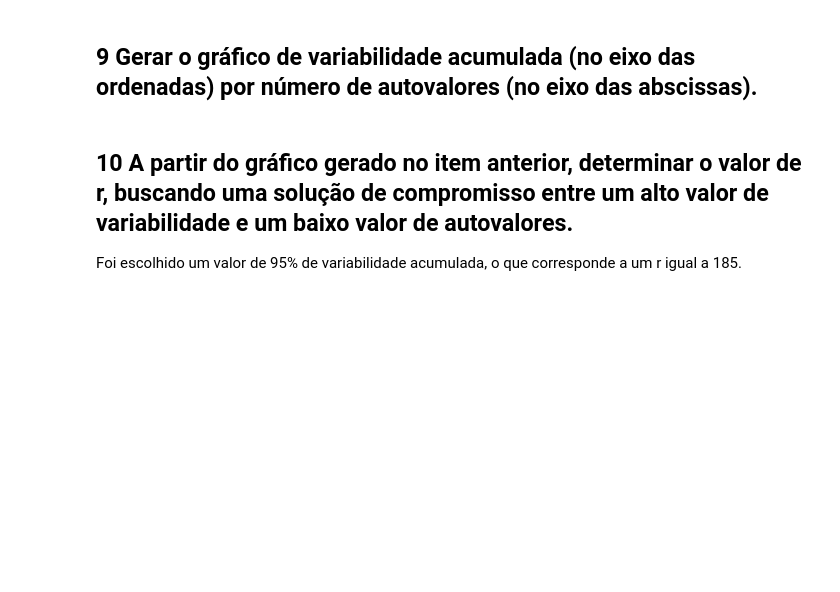
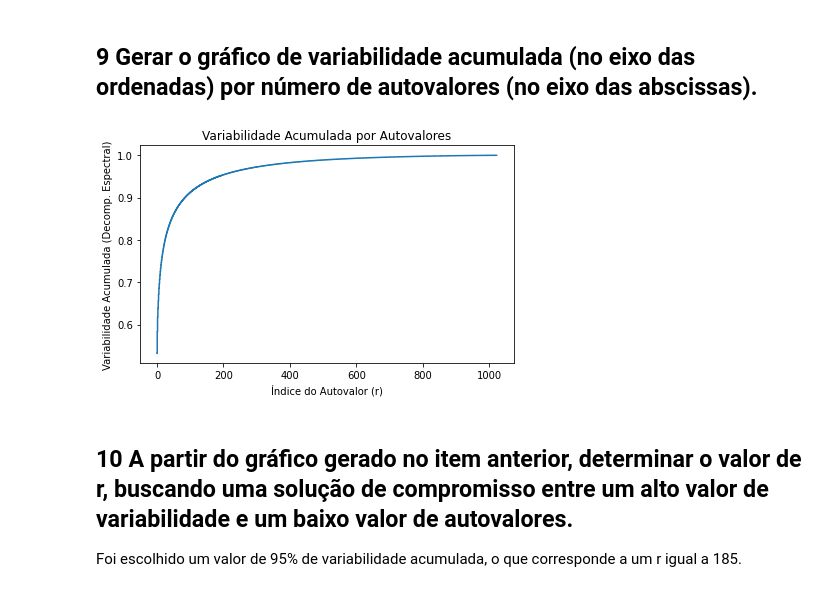
Before and after one commit to diascarolina/fundamentos-analise-dados, a Jupyter notebook: trabalho02_classificacao/t02_SVD_prediction.ipynb, the cells around one changed output. Drawn from its saved outputs; the diff is of its cells as text; code cells hidden in the pictures; blank space fills up the shorter version.

```diff
--- a/trabalho02_classificacao/t02_SVD_prediction.ipynb
+++ b/trabalho02_classificacao/t02_SVD_prediction.ipynb
@@ -18,7 +18,7 @@ from sklearn.model_selection import train_test_split
 
 Esse dados representam as 40 mil imagens, colocadas em um dataframe que foi criado no notebook `t02_data_manipulation.ipynb`.
 # %%
-dados = pd.read_parquet("df_total.parquet")
+dados = pd.read_parquet("https://github.com/diascarolina/fundamentos-analise-dados/blob/main/trabalho02_classificacao/df_total.parquet?raw=true")
 dados
 # %% [output]
 |  | arquivo | classe | 0 | 1 | 2 | 3 | 4 | 5 | 6 | 7 | ... | ... |
@@ -109,14 +107,16 @@ autovetores_cov_treino = autovetores_cov_treino[::-1]
 # %%
 soma_autovalores = sum(autovalores_cov_treino)
 var_exp = [(i/soma_autovalores) for i in autovalores_cov_treino]
-cum_sum_exp = np.cumsum(var_exp)
+variabilidade_acumulada = np.cumsum(var_exp)
 
-plt.step(range(0, len(cum_sum_exp)), cum_sum_exp, where='mid')
-plt.ylabel('Variabilidade Acumulada')
-plt.xlabel('Índice do Componente Principal (r)')
-plt.title('Variabilidade Acumulada por "r"')
+plt.step(range(0, len(variabilidade_acumulada)), variabilidade_acumulada, where='mid')
+plt.ylabel('Variabilidade Acumulada (Decomp. Espectral)')
+plt.xlabel('Índice do Autovalor (r)')
+plt.title('Variabilidade Acumulada por Autovalores')
 plt.tight_layout()
 plt.show()
+# %% [output]
+[figure, added]
 # %% [markdown]
 ## 10 A partir do gráfico gerado no item anterior, determinar o valor de r, buscando uma solução de compromisso entre um alto valor de variabilidade e um baixo valor de autovalores.
 
```
Also changed, not shown: parts of 52 cells of this notebook.
